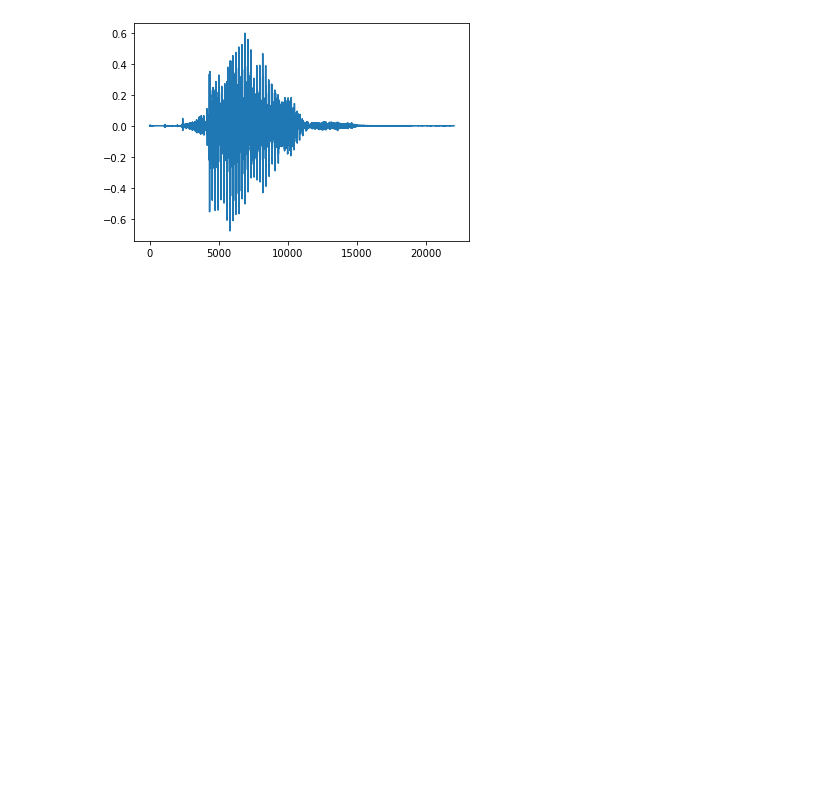
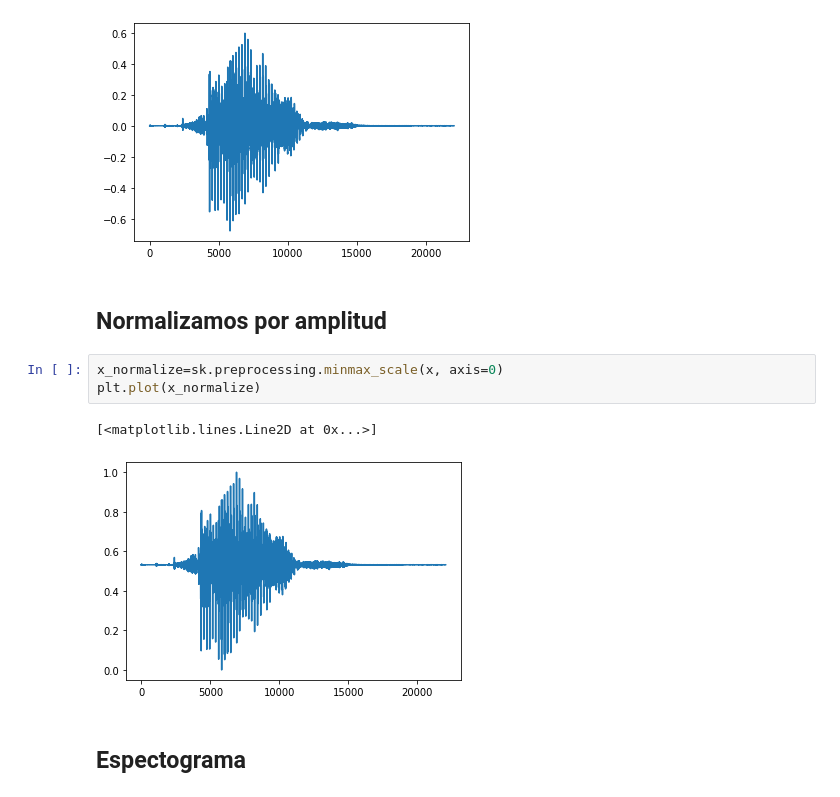
Before and after one commit to josearangos/Voice_Recognition, a Jupyter notebook: MFCC/Test MFCC.ipynb, the cells around one changed output. Drawn from its saved outputs; the diff is of its cells as text; blank space fills up the shorter version.

```diff
--- a/MFCC/Test MFCC.ipynb
+++ b/MFCC/Test MFCC.ipynb
@@ -26,3 +33,13 @@ plt.plot(x)
 (22050,)
 [<matplotlib.lines.Line2D at 0x...>]
 [figure]
+# %% [markdown]
+## Normalizamos por amplitud
+# %%
+x_normalize=sk.preprocessing.minmax_scale(x, axis=0)
+plt.plot(x_normalize)
+# %% [output]
+[<matplotlib.lines.Line2D at 0x...>]
+[figure, added]
+# %% [markdown]
+## Espectograma
```
Also changed, not shown: parts of 9 cells of this notebook, 1 other file.
